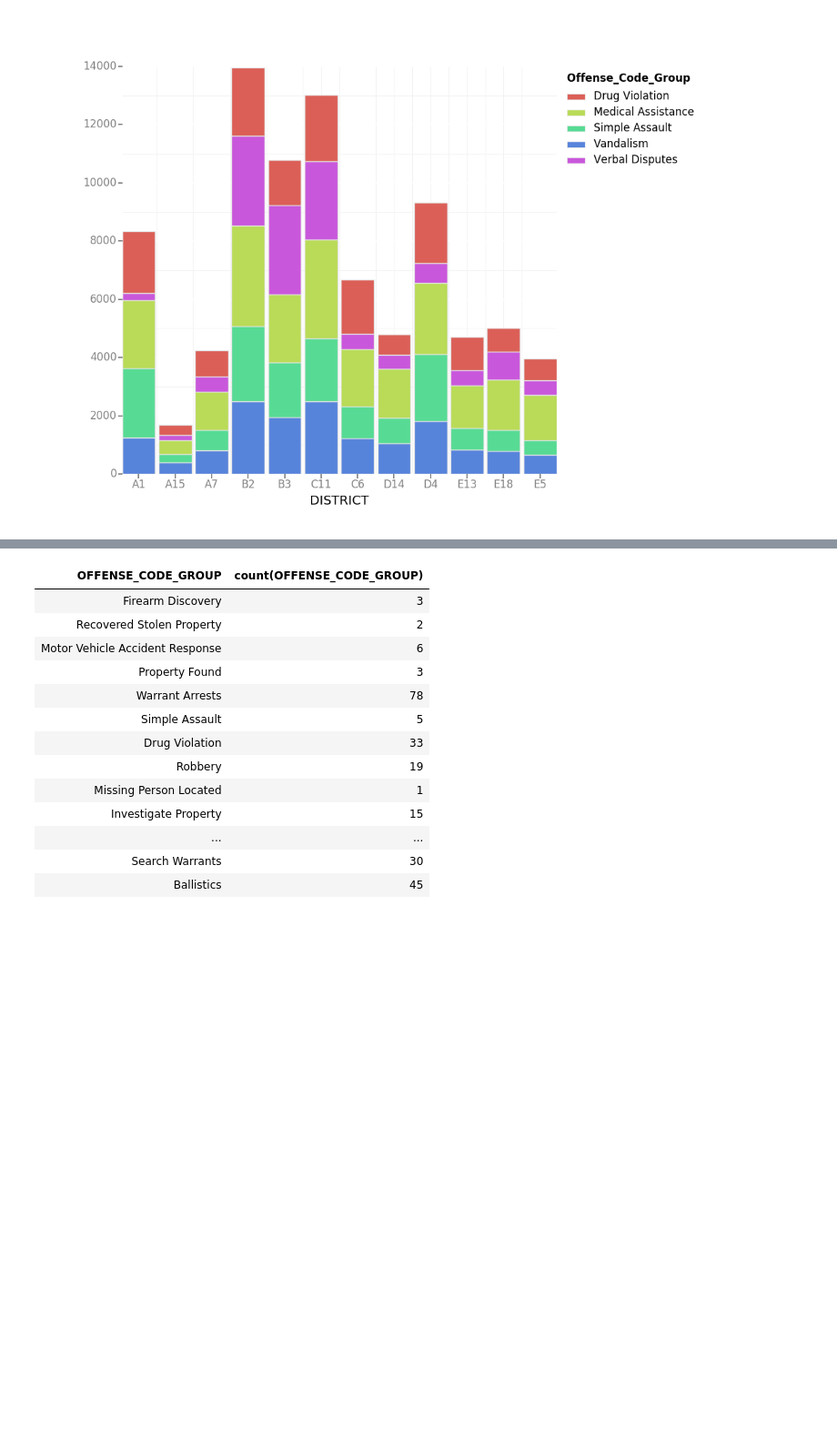
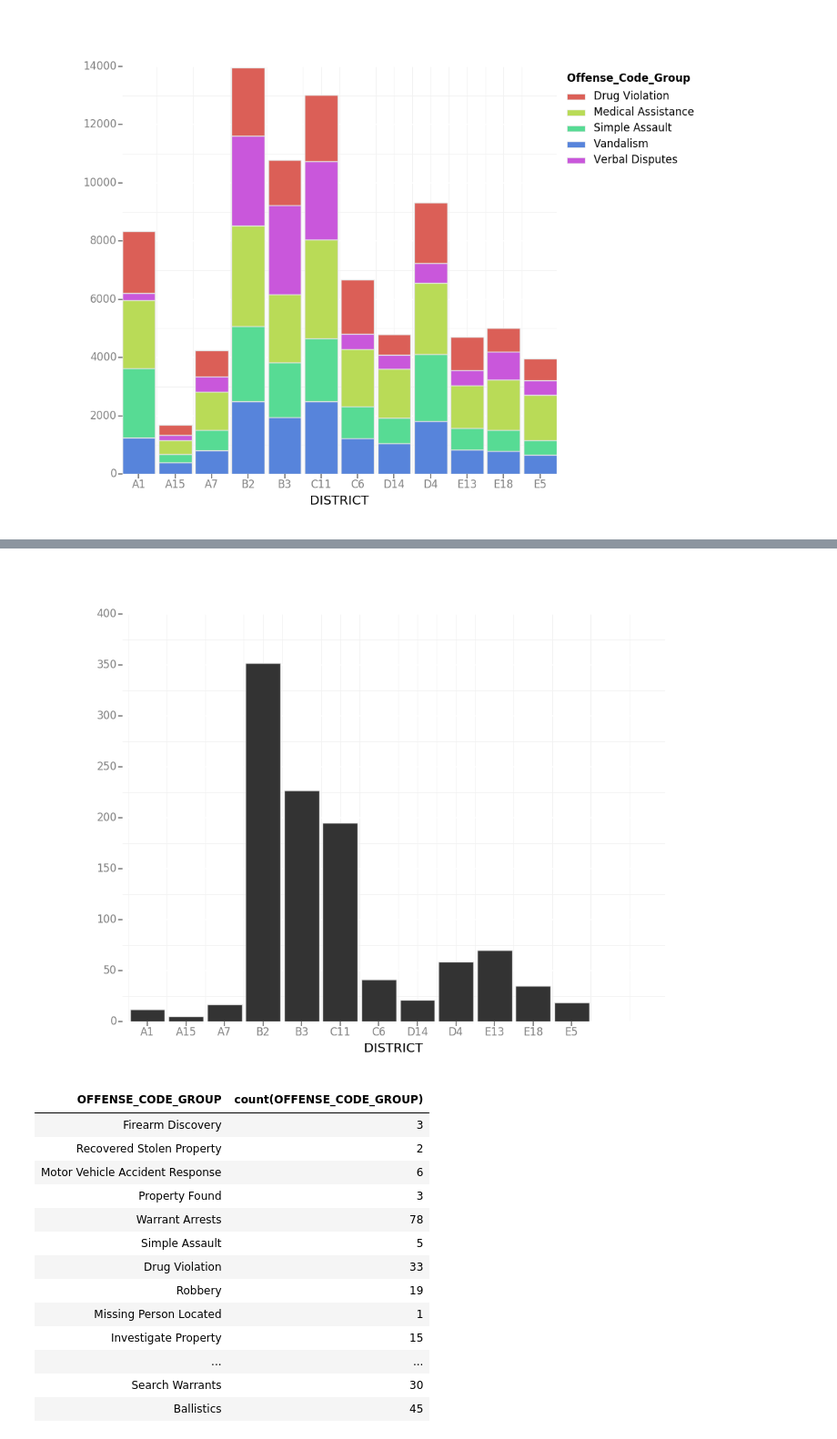
Before and after one commit to plengacher/CAS-INFE_BigData, a Jupyter notebook: src/Big_data_clean.ipynb, the cells around one changed output, grey strips where cells are left out. Shown at 91% size. Saved outputs shown, nothing was run; the diff lists cells and outputs as text; code cells hidden in the pictures; blank space fills up the shorter version.

```diff
--- a/src/Big_data_clean.ipynb
+++ b/src/Big_data_clean.ipynb
@@ -112,6 +152,11 @@ display(df)
 | I182079611 | 616 | Larceny | LARCENY THEFT OF BICYCLE | D4 | 155 | null | ... |
 | I182079610 | 3115 | Investigate Person | INVESTIGATE PERSON | D4 | 146 | null | ... |
 | I182079609 | 614 | Larceny From Motor Vehicle | LARCENY THEFT FROM MV - NON-ACCES... | B3 | 443 | null | ... |
+# %%
+fig = ggplot(df.where(fn.col('Shoot_clean')== 1).toPandas(), aes(x='DISTRICT')) + geom_bar()
+display(fig)
+# %% [output]
+[figure, added]
 # %%
 shoots = df.where(fn.col('Shoot_clean')== 1).groupBy('OFFENSE_CODE_GROUP').agg(fn.count('OFFENSE_CODE_GROUP'))
 
```
Also changed, not shown: parts of 8 cells of this notebook, 1 other file.
